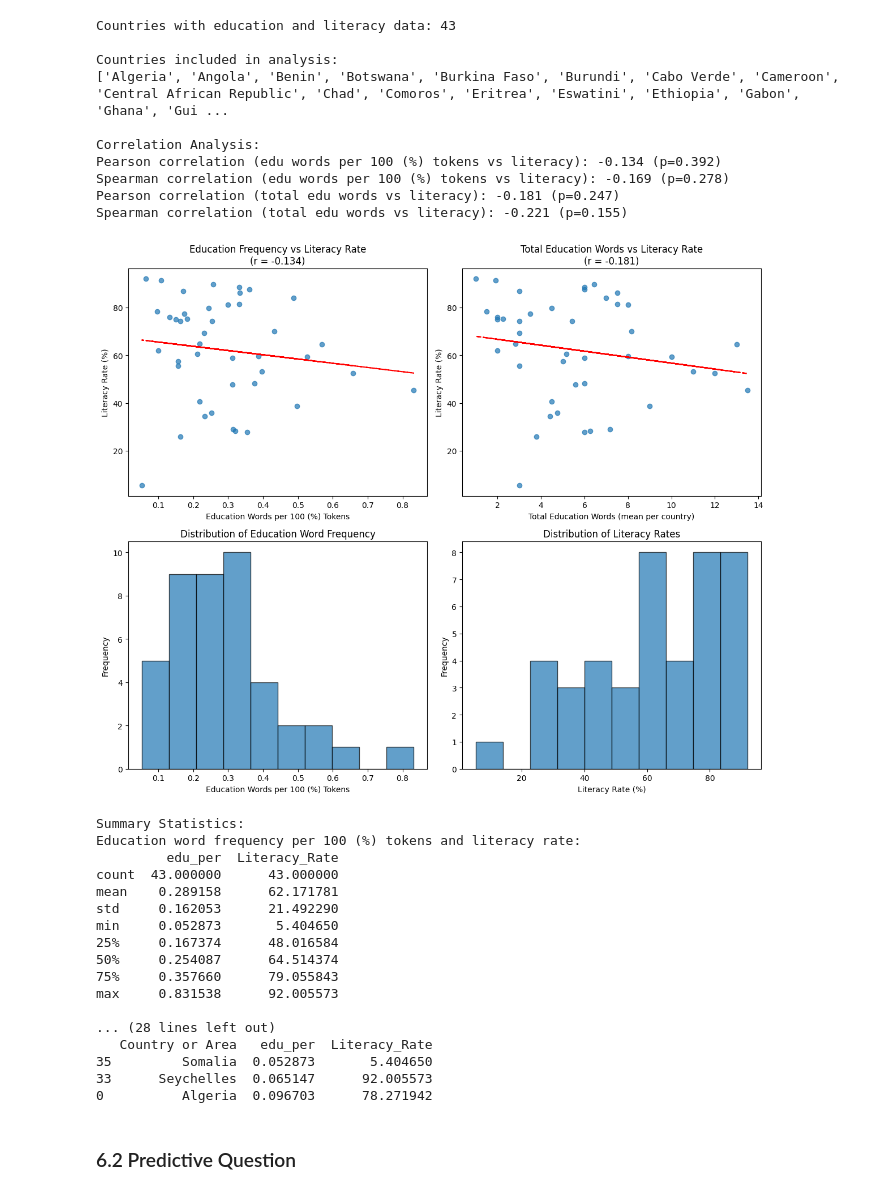
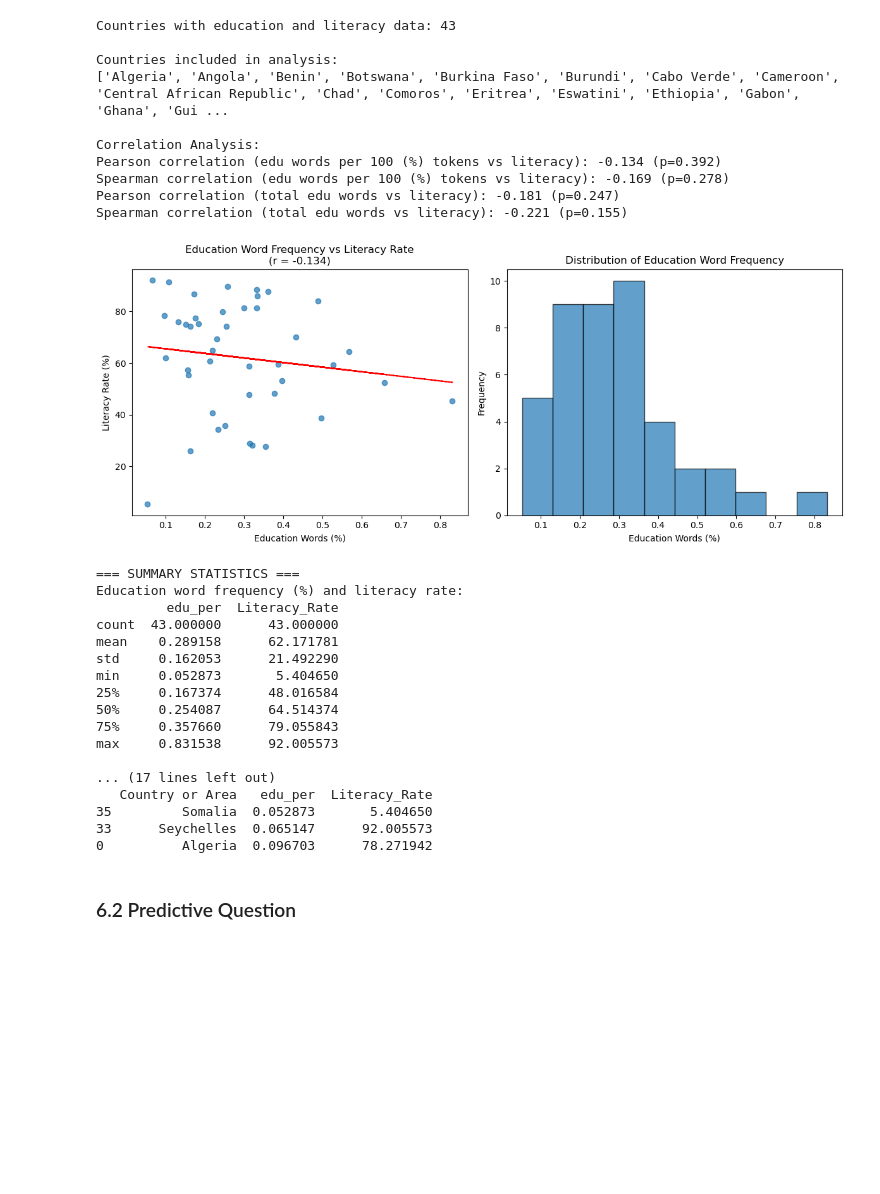
Before and after one commit to bgrsph/Fundamentals-of-Data-Science-Group-Assignments-, a Jupyter notebook: Assignment 1/Analysis_fix.ipynb, the cells around one changed output. Saved outputs shown, nothing was run; the diff lists cells and outputs as text; code cells hidden in the pictures; blank space fills up the shorter version.

Commit message:
adjusted plot code for results

```diff
--- a/Assignment 1/Analysis_fix.ipynb
+++ b/Assignment 1/Analysis_fix.ipynb
@@ -909,89 +909,73 @@ Spearman correlation (edu words per 100 (%) tokens vs literacy): -0.169 (p=0.278
 Pearson correlation (total edu words vs literacy): -0.181 (p=0.247)
 Spearman correlation (total edu words vs literacy): -0.221 (p=0.155)
 # %%
+# Create figure with TWO subplots (scatter + distribution)
+fig, axes = plt.subplots(1, 2, figsize=(12, 5))
 
-# Create figure with subplots
-fig, axes = plt.subplots(2, 2, figsize=(12, 10))
-
-# Scatter plot: Education word frequency per 100 (%) vs Literacy Rate
-axes[0,0].scatter(edu_stats['edu_per'], edu_stats['Literacy_Rate'], alpha=0.7)
+# Scatter plot: Education word frequency (%) vs Literacy Rate
+axes[0].scatter(edu_stats['edu_per'], edu_stats['Literacy_Rate'], alpha=0.7)
 if len(edu_stats) > 1:
     z_freq = np.polyfit(edu_stats['edu_per'], edu_stats['Literacy_Rate'], 1)
-    axes[0,0].plot(edu_stats['edu_per'], np.polyval(z_freq, edu_stats['edu_per']), "r--")
-axes[0,0].set_xlabel('Education Words per 100 (%) Tokens')
-axes[0,0].set_ylabel('Literacy Rate (%)')
-axes[0,0].set_title(f'Education Frequency vs Literacy Rate\n(r = {corr_freq:.3f})')
-
-# Scatter plot: Total education words vs Literacy Rate
-axes[0,1].scatter(edu_stats['edu_total'], edu_stats['Literacy_Rate'], alpha=0.7)
-if len(edu_stats) > 1 and edu_stats['edu_total'].nunique() > 1:
-    z_total = np.polyfit(edu_stats['edu_total'], edu_stats['Literacy_Rate'], 1)
-    axes[0,1].plot(edu_stats['edu_total'], np.polyval(z_total, edu_stats['edu_total']), "r--")
-axes[0,1].set_xlabel('Total Education Words (mean per country)')
-axes[0,1].set_ylabel('Literacy Rate (%)')
-axes[0,1].set_title(f'Total Education Words vs Literacy Rate\n(r = {corr_total:.3f})')
+    axes[0].plot(edu_stats['edu_per'], np.polyval(z_freq, edu_stats['edu_per']), "r--")
+axes[0].set_xlabel('Education Words (%)')
+axes[0].set_ylabel('Literacy Rate (%)')
+axes[0].set_title(f'Education Word Frequency vs Literacy Rate\n(r = {corr_freq:.3f})')
 
 # Histogram of education frequency
-axes[1,0].hist(edu_stats['edu_per'], bins=10, alpha=0.7, edgecolor='black')
-axes[1,0].set_xlabel('Education Words per 100 (%) Tokens')
-axes[1,0].set_ylabel('Frequency')
-axes[1,0].set_title('Distribution of Education Word Frequency')
-
-# Histogram of literacy rates
-axes[1,1].hist(edu_stats['Literacy_Rate'], bins=10, alpha=0.7, edgecolor='black')
-axes[1,1].set_xlabel('Literacy Rate (%)')
-axes[1,1].set_ylabel('Frequency')
-axes[1,1].set_title('Distribution of Literacy Rates')
+axes[1].hist(edu_stats['edu_per'], bins=10, alpha=0.7, edgecolor='black')
+axes[1].set_xlabel('Education Words (%)')
+axes[1].set_ylabel('Frequency')
+axes[1].set_title('Distribution of Education Word Frequency')
 
 plt.tight_layout()
 plt.show()
 
-# Print Summary Statistics
-print("\nSummary Statistics:")
-print("Education word frequency per 100 (%) tokens and literacy rate:")
+# --- Summary statistics ---
+print("\n=== SUMMARY STATISTICS ===")
+print("Education word frequency (%) and literacy rate:")
 print(edu_stats[['edu_per', 'Literacy_Rate']].describe())
-print("\nTotal education words and literacy rate:")
-print(edu_stats[['edu_total', 'Literacy_Rate']].describe())
+# print("\nTotal education words and literacy rate:")
+# print(edu_stats[['edu_total', 'Literacy_Rate']].describe())
 
 # --- Outlier Analysis ---
-print("\nOutlier Analysis:")
+print("\n=== OUTLIER ANALYSIS ===")
 
 # Identify outliers using IQR method
 def identify_outliers(data, column):
     Q1 = data[column].quantile(0.25)
     Q3 = data[column].quantile(0.75)
     IQR = Q3 - Q1
     lower_bound = Q1 - 1.5 * IQR
     upper_bound = Q3 + 1.5 * IQR
     outliers = data[(data[column] < lower_bound) | (data[column] > upper_bound)]
     return outliers, lower_bound, upper_bound
 
 # Check for outliers in education frequency
 edu_outliers, edu_lower, edu_upper = identify_outliers(edu_stats, 'edu_per')
 print(f"Education frequency outliers (outside {edu_lower:.2f} - {edu_upper:.2f}):")
 if len(edu_outliers) > 0:
     print(edu_outliers[['Country or Area', 'edu_per', 'Literacy_Rate']])
 else:
     print("No outliers found")
 
 # Check for outliers in literacy rate
 lit_outliers, lit_lower, lit_upper = identify_outliers(edu_stats, 'Literacy_Rate')
 print(f"\nLiteracy rate outliers (outside {lit_lower:.2f} - {lit_upper:.2f}):")
 if len(lit_outliers) > 0:
     print(lit_outliers[['Country or Area', 'edu_per', 'Literacy_Rate']])
 else:
     print("No outliers found")
 
 # Show countries with highest and lowest education word usage
-print(f"\nHighest and lowest education word usage:")
+print(f"\n=== TOP AND BOTTOM PERFORMERS ===")
 print("Countries with highest education word frequency:")
 print(edu_stats.nlargest(3, 'edu_per')[['Country or Area', 'edu_per', 'Literacy_Rate']])
 print("\nCountries with lowest education word frequency:")
 print(edu_stats.nsmallest(3, 'edu_per')[['Country or Area', 'edu_per', 'Literacy_Rate']])
 # %% [output]
-[figure, old version]
+[figure, new version]
-Summary Statistics:
-Education word frequency per 100 (%) tokens and literacy rate:
+=== SUMMARY STATISTICS ===
+Education word frequency (%) and literacy rate:
          edu_per  Literacy_Rate
 count  43.000000      43.000000
 mean    0.289158      62.171781
@@ -1002,7 +986,7 @@ min     0.052873       5.404650
 75%     0.357660      79.055843
 max     0.831538      92.005573
 
-... (28 lines left out)
+... (17 lines left out)
    Country or Area   edu_per  Literacy_Rate
 35         Somalia  0.052873       5.404650
 33      Seychelles  0.065147      92.005573
```
Also changed, not shown: parts of 16 cells of this notebook.
